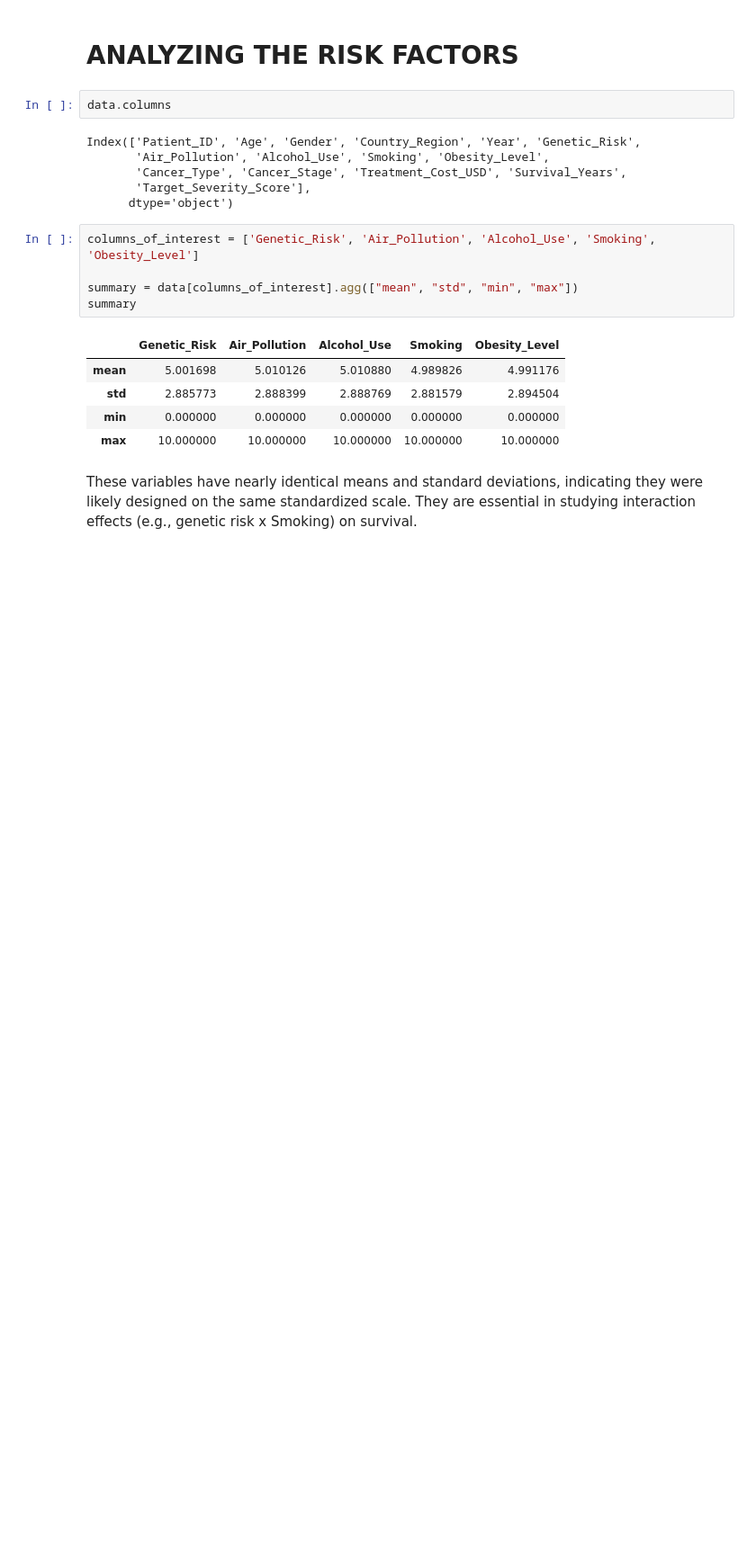
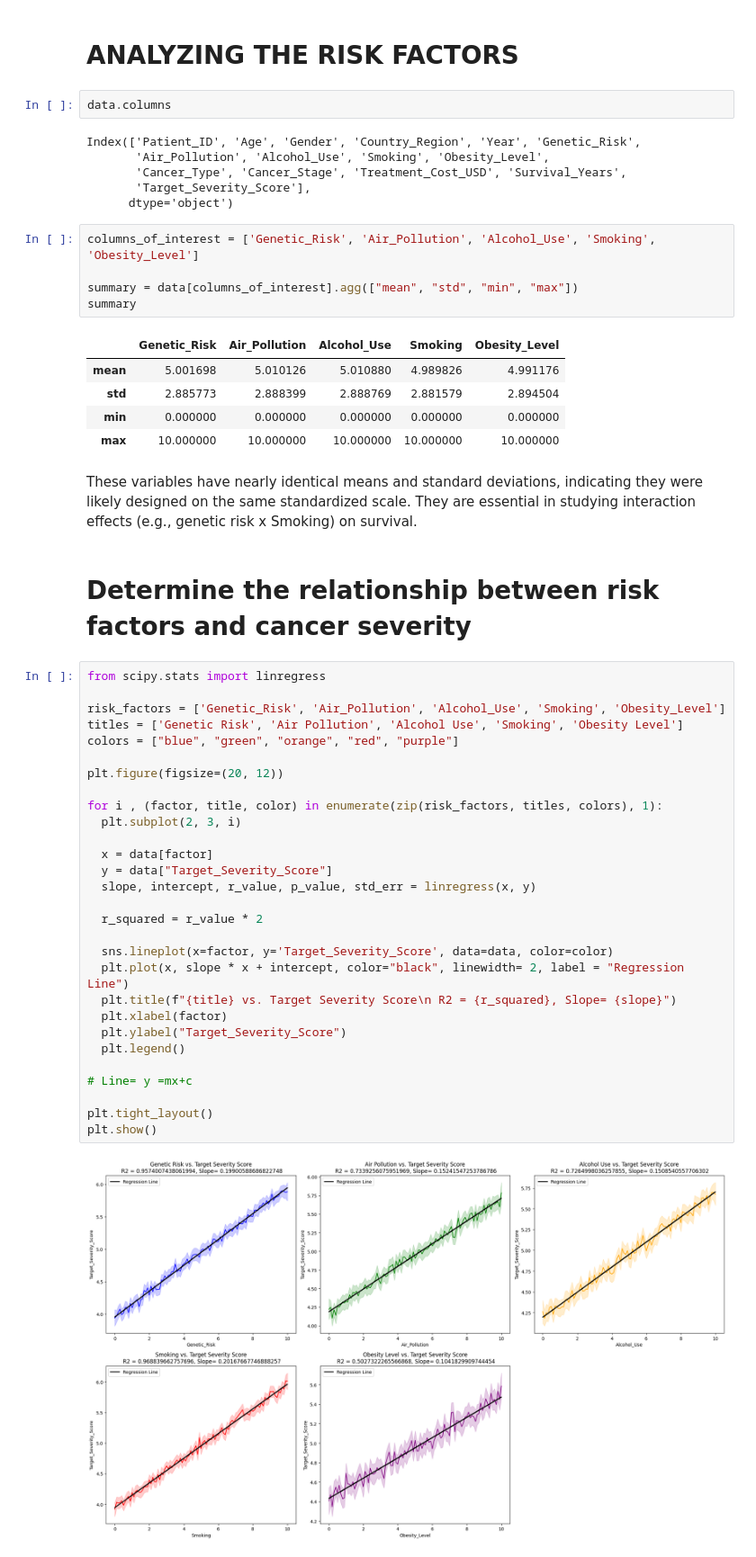
Before and after one commit to uneiz1103/global-cancer-eda-inferential-analysis, a Jupyter notebook: EDA_and_Inferential_Analysis.ipynb, the cells around one changed output. Shown: that part at 90% size. Cells and saved outputs as stored; diff of their text form; blank space fills up the shorter version.

Commit message:
Added data visualization and regression analysis

```diff
--- a/EDA_and_Inferential_Analysis.ipynb
+++ b/EDA_and_Inferential_Analysis.ipynb
@@ -258,3 +255,36 @@ summary
 | max | 10.000000 | 10.000000 | 10.000000 | 10.000000 | 10.000000 |
 # %% [markdown]
 These variables have nearly identical means and standard deviations, indicating they were likely designed on the same standardized scale. They are essential in studying interaction effects (e.g., genetic risk  x  Smoking) on survival.
+# %% [markdown]
+# Determine the relationship between risk factors and cancer severity
+# %%
+from scipy.stats import linregress
+
+risk_factors = ['Genetic_Risk', 'Air_Pollution', 'Alcohol_Use', 'Smoking', 'Obesity_Level']
+titles = ['Genetic Risk', 'Air Pollution', 'Alcohol Use', 'Smoking', 'Obesity Level']
+colors = ["blue", "green", "orange", "red", "purple"]
+
+plt.figure(figsize=(20, 12))
+
+for i , (factor, title, color) in enumerate(zip(risk_factors, titles, colors), 1):
+  plt.subplot(2, 3, i)
+
+  x = data[factor]
+  y = data["Target_Severity_Score"]
+  slope, intercept, r_value, p_value, std_err = linregress(x, y)
+
+  r_squared = r_value * 2
+
+  sns.lineplot(x=factor, y='Target_Severity_Score', data=data, color=color)
+  plt.plot(x, slope * x + intercept, color="black", linewidth= 2, label = "Regression Line")
+  plt.title(f"{title} vs. Target Severity Score\n R2 = {r_squared}, Slope= {slope}")
+  plt.xlabel(factor)
+  plt.ylabel("Target_Severity_Score")
+  plt.legend()
+
+# Line= y =mx+c
+
+plt.tight_layout()
+plt.show()
+# %% [output]
+[figure, added]
```
Also changed, not shown: parts of 18 cells of this notebook.
